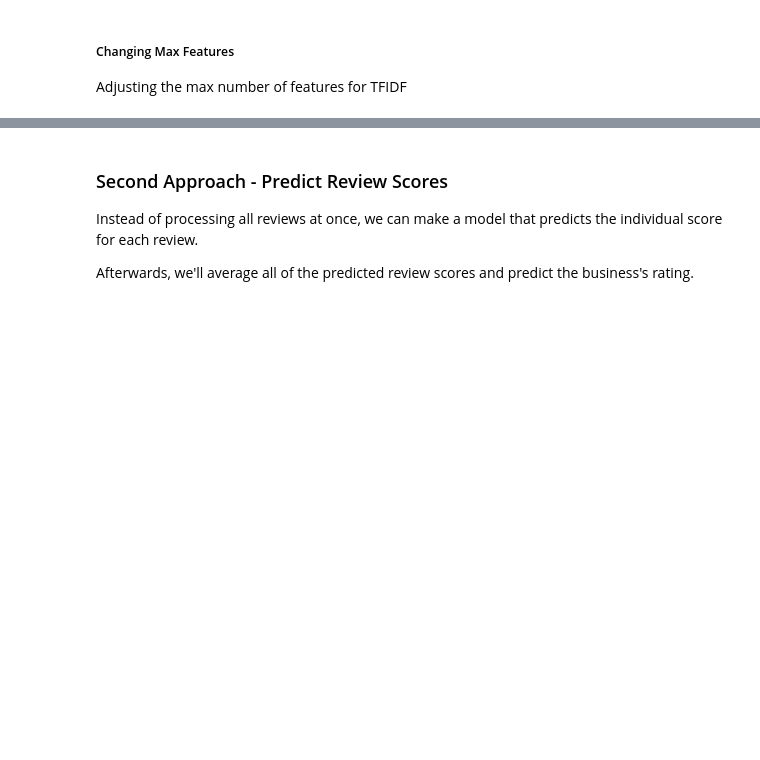
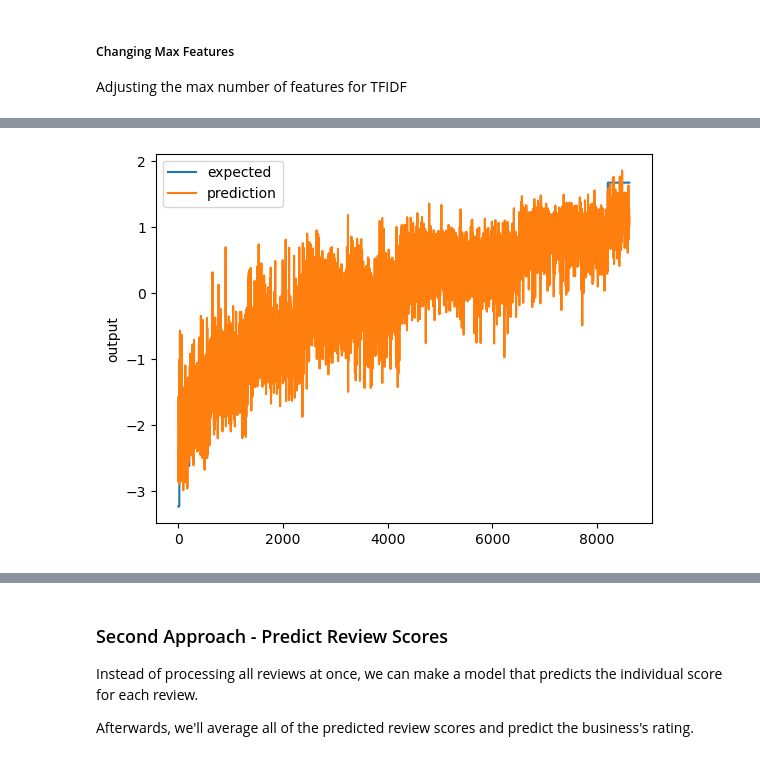
Before and after one commit to rahulio96/yelp-neural-network, a Jupyter notebook: main.ipynb, the cells around one changed output, grey strips where cells are left out. Cells and saved outputs as stored; diff of their text form; code cells hidden in the pictures; blank space fills up the shorter version.

```diff
--- a/main.ipynb
+++ b/main.ipynb
@@ -330,0 +605,4 @@ Adjusting layer and neuron count to see if there's any noticeable change
+# %%
+train_pred = model.predict(x_train)
+chart_regression(train_pred.flatten(), y_train, sort=True)
+# %% [output]
@@ -330,0 +610 @@ Adjusting layer and neuron count to see if there's any noticeable change
+[figure, added]
```
Also changed, not shown: parts of 39 cells of this notebook, 2 other files.
